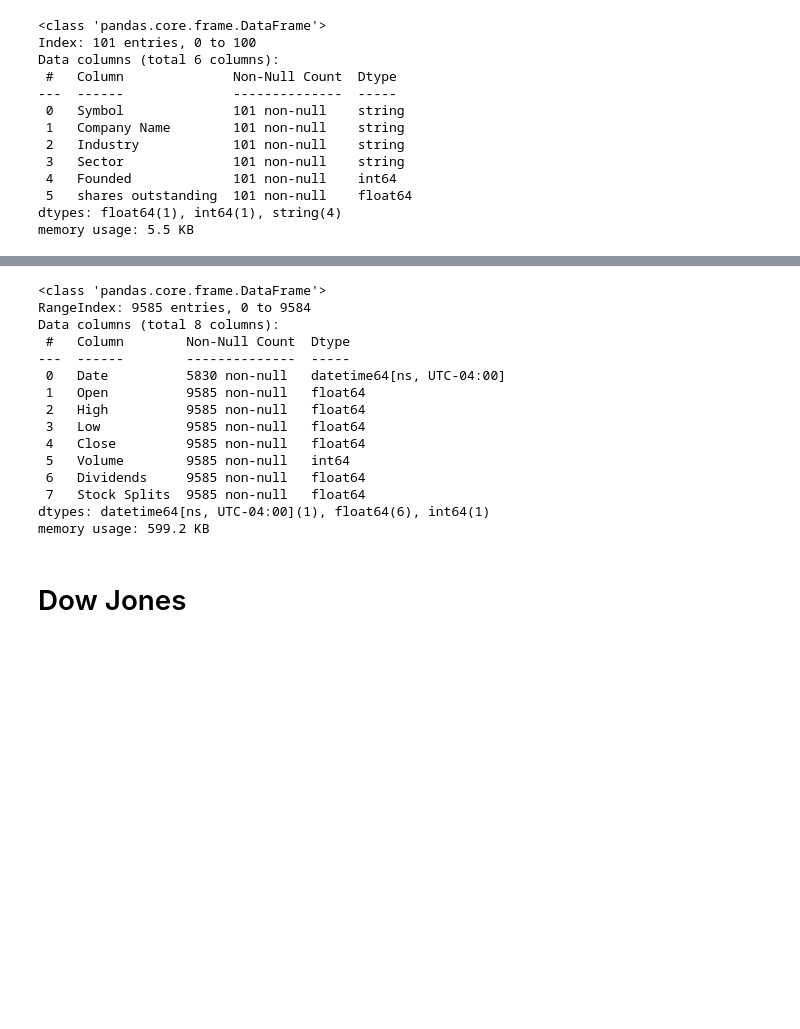
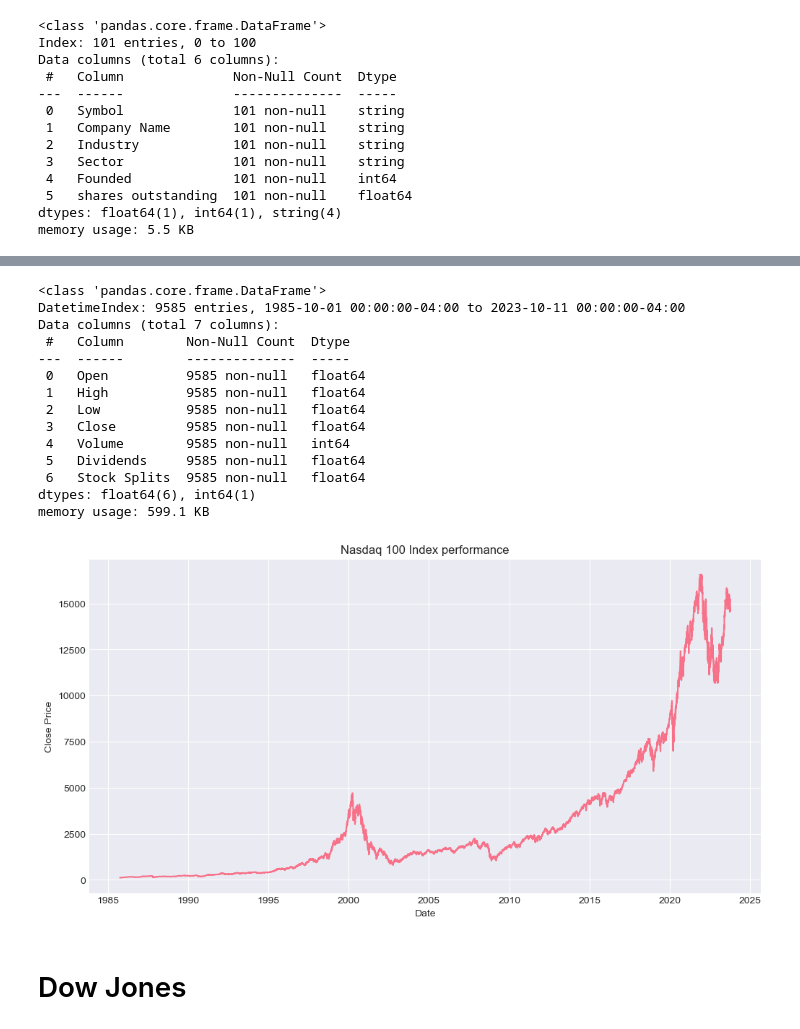
Before and after one commit to Bb1164/Data-Science-HF, a Jupyter notebook: sample.ipynb, the cells around one changed output, grey strips where cells are left out. Saved outputs shown, nothing was run; the diff lists cells and outputs as text; code cells hidden in the pictures; blank space fills up the shorter version.

```diff
--- a/sample.ipynb
+++ b/sample.ipynb
@@ -448,22 +439,31 @@ memory usage: 599.2+ KB
 # %%
-nasdaq100_perf['Date'] = pd.to_datetime(nasdaq100_perf['Date'], errors='coerce')
+nasdaq100_perf.index = pd.to_datetime(nasdaq100_perf.index,utc=True, errors='coerce')
+nasdaq100_perf.index = nasdaq100_perf.index.tz_convert("America/New_York")
+
 nasdaq100_perf.info()
 # %% [output]
 <class 'pandas.core.frame.DataFrame'>
-RangeIndex: 9585 entries, 0 to 9584
-Data columns (total 8 columns):
+DatetimeIndex: 9585 entries, 1985-10-01 00:00:00-04:00 to 2023-10-11 00:00:00-04:00
+Data columns (total 7 columns):
  #   Column        Non-Null Count  Dtype
 ---  ------        --------------  -----
- 0   Date          5830 non-null   datetime64[ns, UTC-04:00]
- 1   Open          9585 non-null   float64
- 2   High          9585 non-null   float64
- 3   Low           9585 non-null   float64
- 4   Close         9585 non-null   float64
- 5   Volume        9585 non-null   int64
- 6   Dividends     9585 non-null   float64
- 7   Stock Splits  9585 non-null   float64
-dtypes: datetime64[ns, UTC-04:00](1), float64(6), int64(1)
-memory usage: 599.2 KB
+ 0   Open          9585 non-null   float64
+ 1   High          9585 non-null   float64
+ 2   Low           9585 non-null   float64
+ 3   Close         9585 non-null   float64
+ 4   Volume        9585 non-null   int64
+ 5   Dividends     9585 non-null   float64
+ 6   Stock Splits  9585 non-null   float64
+dtypes: float64(6), int64(1)
+memory usage: 599.1 KB
+# %%
+plt.plot(nasdaq100_perf.index, nasdaq100_perf["Close"])
+plt.title("Nasdaq 100 Index performance")
+plt.xlabel("Date")
+plt.ylabel("Close Price")
+plt.show()
+# %% [output]
+[figure, added]
 # %% [markdown]
 # Dow Jones
 # %%
```
Also changed, not shown: parts of 21 cells of this notebook.
